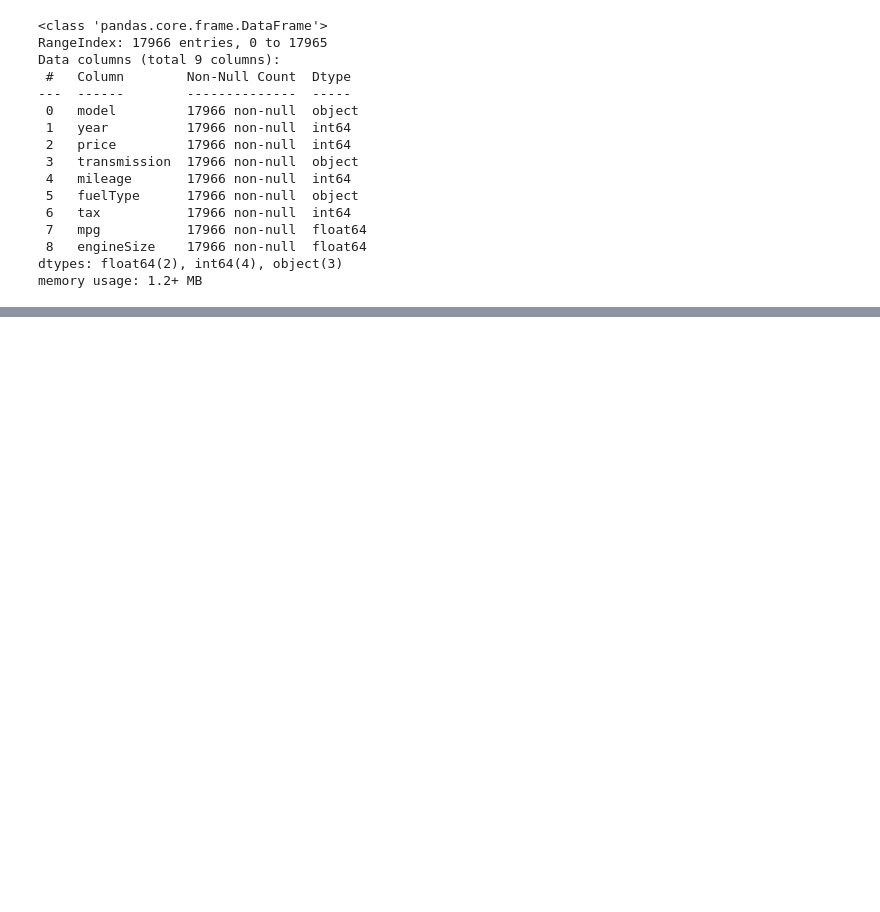
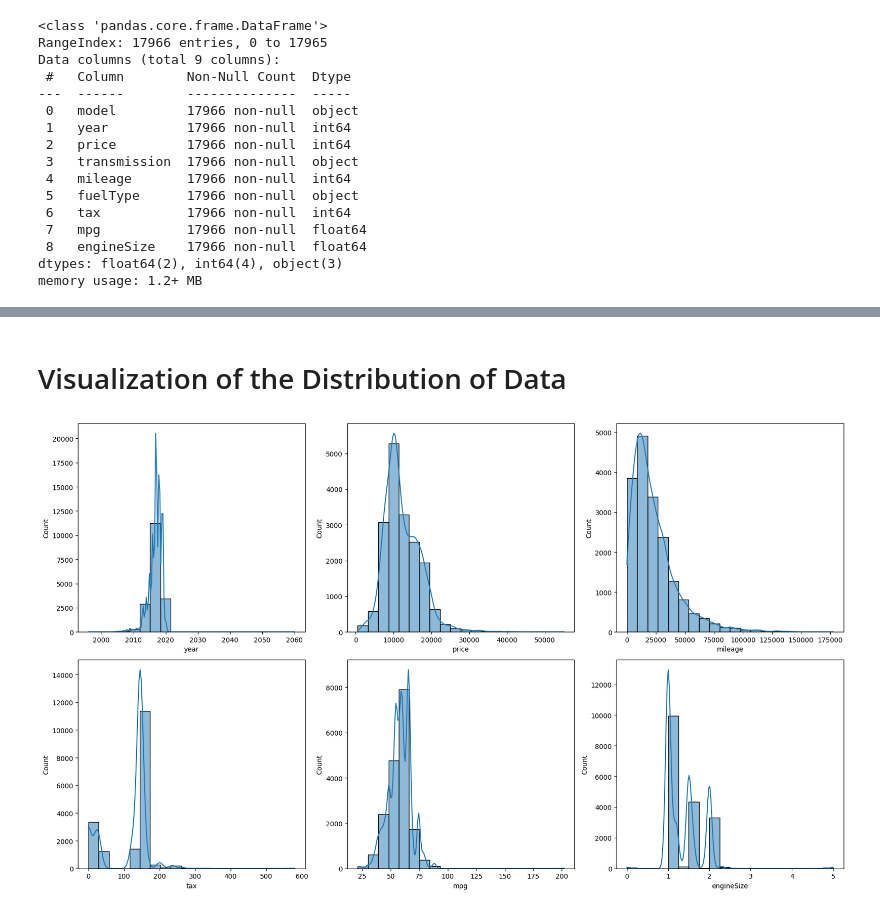
Before and after one commit to wasif-h/Car_Price_Prediction, a Jupyter notebook: prediction.ipynb, the cells around one changed output, grey strips where cells are left out. Saved outputs shown, nothing was run; the diff lists cells and outputs as text; code cells hidden in the pictures; blank space fills up the shorter version.

```diff
--- a/prediction.ipynb
+++ b/prediction.ipynb
@@ -40,0 +95,15 @@ memory usage: 1.2+ MB
+# %% [markdown]
+# Visualization of the Distribution of Data
+# %%
+num_col = df.describe().columns
+
+fig, axes = plt.subplots(2, 3, figsize=(17,10))
+axes = axes.flatten()  # Flatten to 1D for easier indexing
+
+# Plot histograms with Seaborn
+for i, column in enumerate(num_col):
+    sns.histplot(df[column], ax=axes[i], bins=20, kde=True)
+
+plt.tight_layout()
+# %% [output]
+[figure, added]
```
Also changed, not shown: parts of 9 cells of this notebook.
